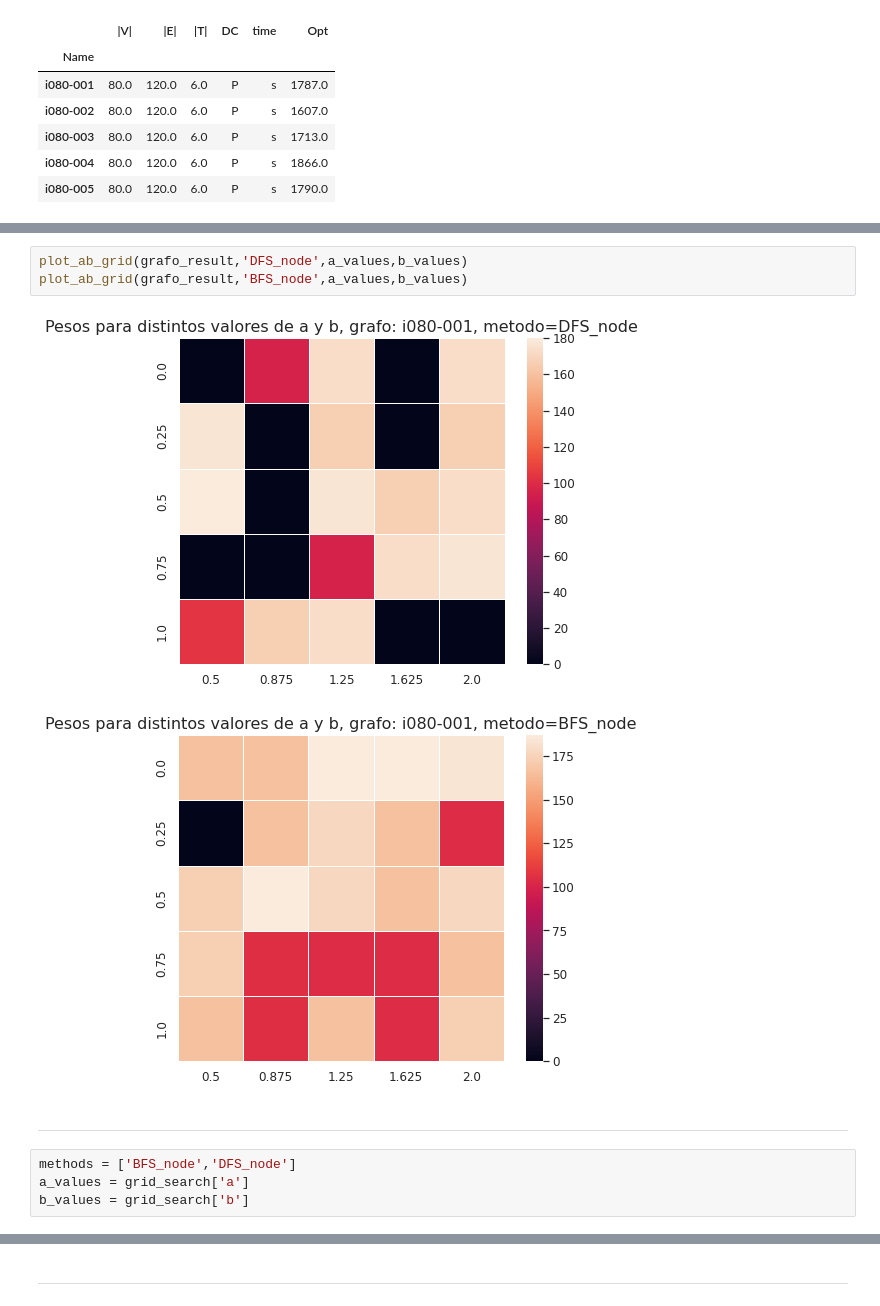
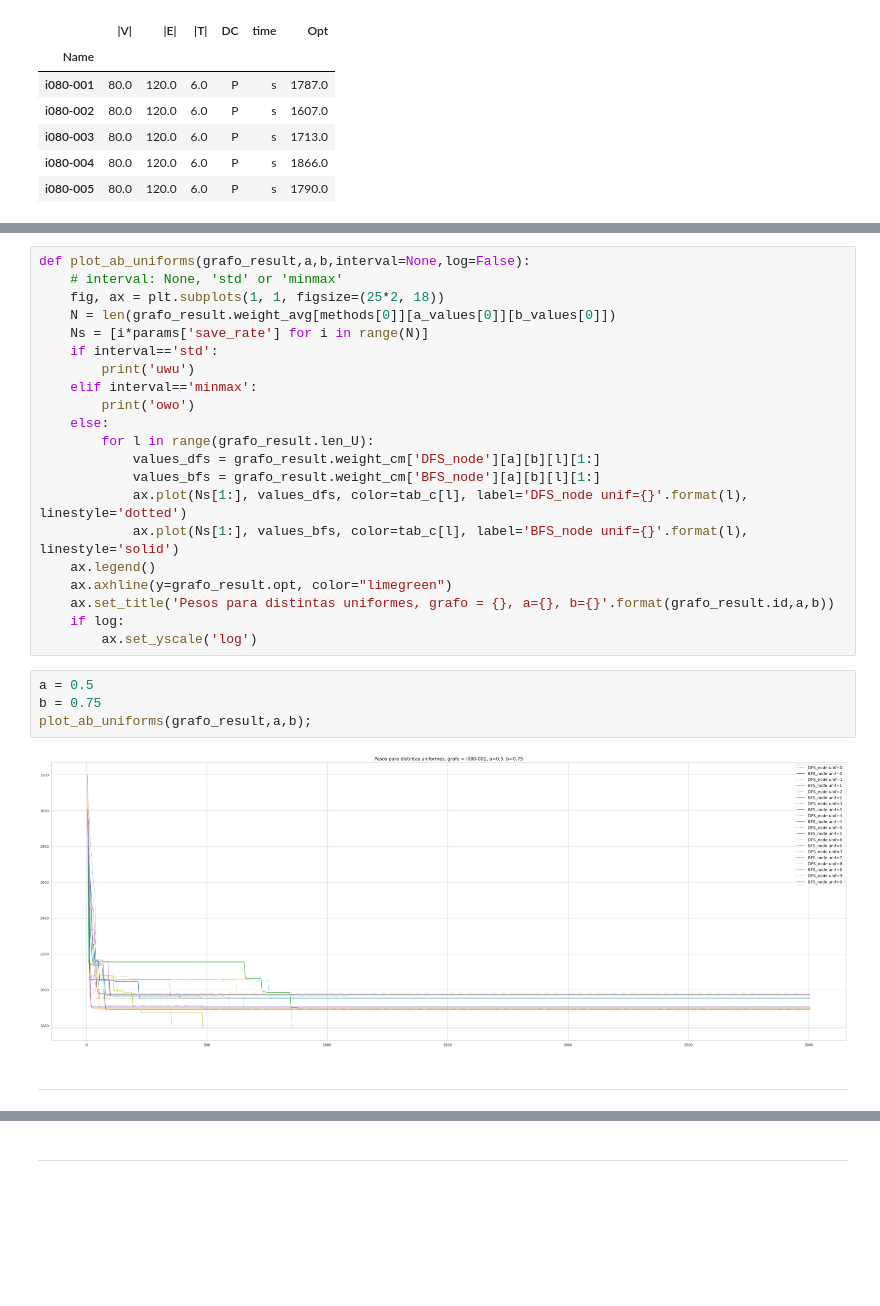
Before and after one commit to camilocarvajalreyes/steiner-tree-annealing, a Jupyter notebook: GridSearch.ipynb, the cells around one changed output, grey strips where cells are left out. Cells and saved outputs as stored; diff of their text form; blank space fills up the shorter version.

```diff
--- a/GridSearch.ipynb
+++ b/GridSearch.ipynb
@@ -216,12 +224,29 @@ def plot_ab_grid(grafo_obj,metodo,a_values,b_values):
-# %%
-plot_ab_grid(grafo_result,'DFS_node',a_values,b_values)
-plot_ab_grid(grafo_result,'BFS_node',a_values,b_values)
-# %% [output]
-[figure, removed]
-[figure, removed]
+# %%
+def plot_ab_uniforms(grafo_result,a,b,interval=None,log=False):
+    # interval: None, 'std' or 'minmax'
+    fig, ax = plt.subplots(1, 1, figsize=(25*2, 18))
+    N = len(grafo_result.weight_avg[methods[0]][a_values[0]][b_values[0]])
+    Ns = [i*params['save_rate'] for i in range(N)]
+    if interval=='std':
+        print('uwu')
+    elif interval=='minmax':
+        print('owo')
+    else:
+        for l in range(grafo_result.len_U):
+            values_dfs = grafo_result.weight_cm['DFS_node'][a][b][l][1:]
+            values_bfs = grafo_result.weight_cm['BFS_node'][a][b][l][1:]
+            ax.plot(Ns[1:], values_dfs, color=tab_c[l], label='DFS_node unif={}'.format(l), linestyle='dotted')
+            ax.plot(Ns[1:], values_bfs, color=tab_c[l], label='BFS_node unif={}'.format(l), linestyle='solid')
+    ax.legend()
+    ax.axhline(y=grafo_result.opt, color="limegreen")
+    ax.set_title('Pesos para distintas uniformes, grafo = {}, a={}, b={}'.format(grafo_result.id,a,b))
+    if log:
+        ax.set_yscale('log')
+# %%
+a = 0.5
+b = 0.75
+plot_ab_uniforms(grafo_result,a,b);
+# %% [output]
+[figure, added]
 # %% [markdown]
 ---
-# %%
-methods = ['BFS_node','DFS_node']
-a_values = grid_search['a']
-b_values = grid_search['b']
```
Also changed, not shown: parts of 25 cells of this notebook.
